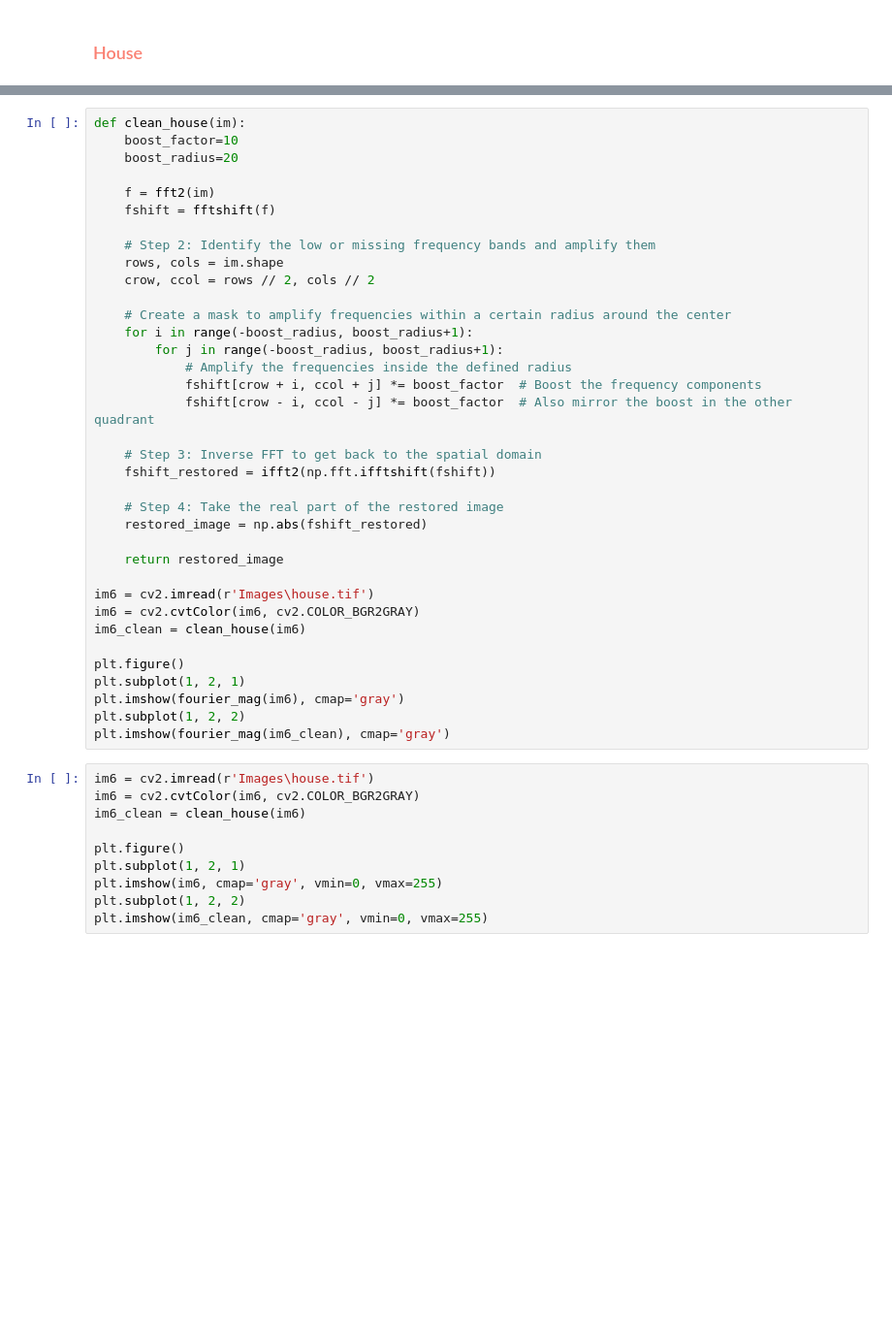
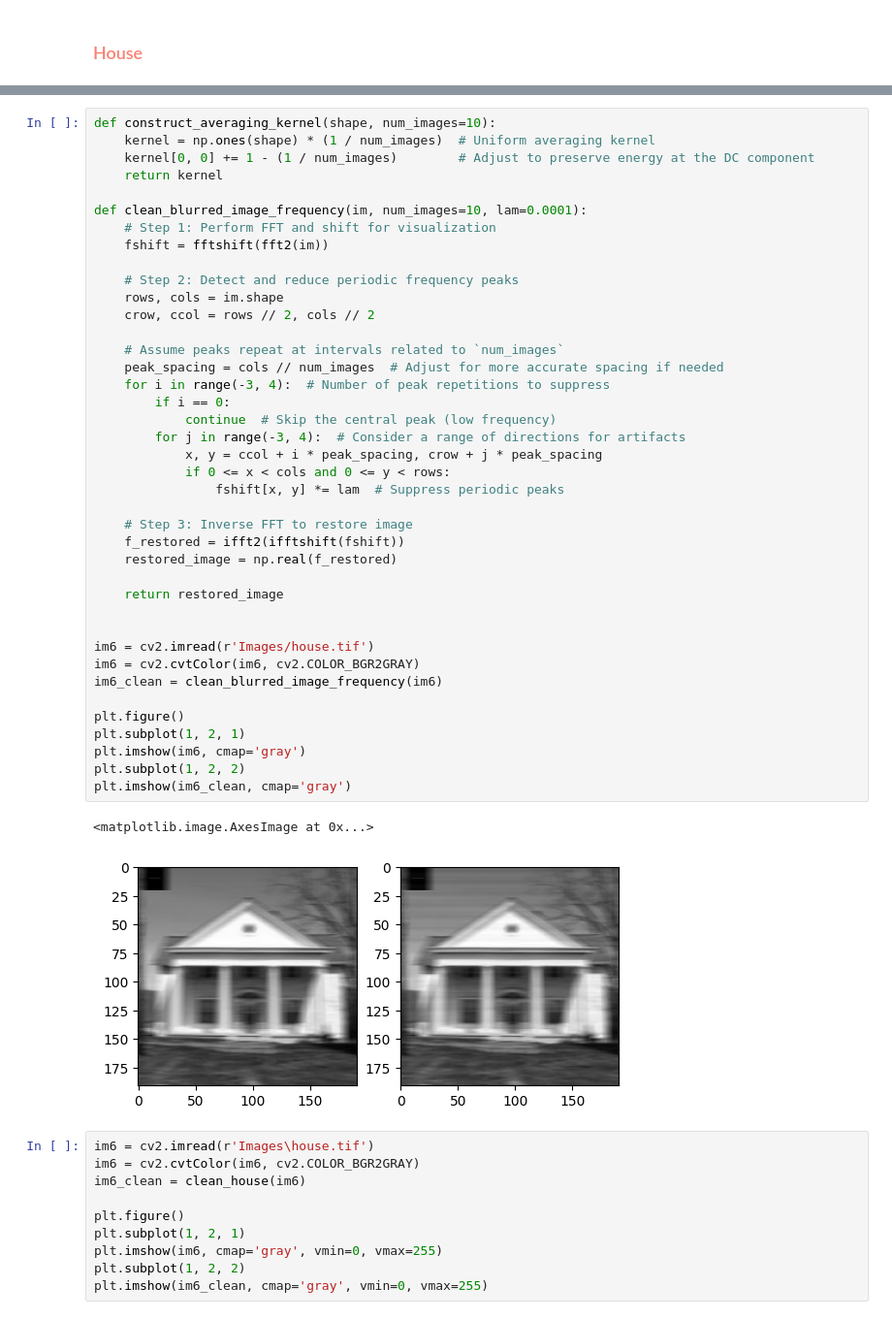
Before and after one commit to ordinary813/ordinaryLib, a Jupyter notebook: Image Processing/HW4/q3/sol.ipynb, the cells around one changed output, grey strips where cells are left out. Shown at 97% size. Drawn from its saved outputs; the diff is of its cells as text; blank space fills up the shorter version.

```diff
--- a/Image Processing/HW4/q3/sol.ipynb
+++ b/Image Processing/HW4/q3/sol.ipynb
@@ -191,39 +199,46 @@ plt.show()
-# %%
-def clean_house(im):
-    boost_factor=10
-    boost_radius=20
-
-    f = fft2(im)
-    fshift = fftshift(f)
-
-    # Step 2: Identify the low or missing frequency bands and amplify them
-    rows, cols = im.shape
-    crow, ccol = rows // 2, cols // 2
-
-    # Create a mask to amplify frequencies within a certain radius around the center
-    for i in range(-boost_radius, boost_radius+1):
-        for j in range(-boost_radius, boost_radius+1):
-            # Amplify the frequencies inside the defined radius
-            fshift[crow + i, ccol + j] *= boost_factor  # Boost the frequency components
-            fshift[crow - i, ccol - j] *= boost_factor  # Also mirror the boost in the other quadrant
-
-    # Step 3: Inverse FFT to get back to the spatial domain
-    fshift_restored = ifft2(np.fft.ifftshift(fshift))
-
-    # Step 4: Take the real part of the restored image
-    restored_image = np.abs(fshift_restored)
-
-    return restored_image
-
-im6 = cv2.imread(r'Images\house.tif')
-im6 = cv2.cvtColor(im6, cv2.COLOR_BGR2GRAY)
-im6_clean = clean_house(im6)
-
-plt.figure()
-plt.subplot(1, 2, 1)
-plt.imshow(fourier_mag(im6), cmap='gray')
-plt.subplot(1, 2, 2)
-plt.imshow(fourier_mag(im6_clean), cmap='gray')
+# %%
+def construct_averaging_kernel(shape, num_images=10):
+    kernel = np.ones(shape) * (1 / num_images)  # Uniform averaging kernel
+    kernel[0, 0] += 1 - (1 / num_images)        # Adjust to preserve energy at the DC component
+    return kernel
+
+def clean_blurred_image_frequency(im, num_images=10, lam=0.0001):
+    # Step 1: Perform FFT and shift for visualization
+    fshift = fftshift(fft2(im))
+
+    # Step 2: Detect and reduce periodic frequency peaks
+    rows, cols = im.shape
+    crow, ccol = rows // 2, cols // 2
+
+    # Assume peaks repeat at intervals related to `num_images`
+    peak_spacing = cols // num_images  # Adjust for more accurate spacing if needed
+    for i in range(-3, 4):  # Number of peak repetitions to suppress
+        if i == 0:
+            continue  # Skip the central peak (low frequency)
+        for j in range(-3, 4):  # Consider a range of directions for artifacts
+            x, y = ccol + i * peak_spacing, crow + j * peak_spacing
+            if 0 <= x < cols and 0 <= y < rows:
+                fshift[x, y] *= lam  # Suppress periodic peaks
+
+    # Step 3: Inverse FFT to restore image
+    f_restored = ifft2(ifftshift(fshift))
+    restored_image = np.real(f_restored)
+
+    return restored_image
+
+
+im6 = cv2.imread(r'Images/house.tif')
+im6 = cv2.cvtColor(im6, cv2.COLOR_BGR2GRAY)
+im6_clean = clean_blurred_image_frequency(im6)
+
+plt.figure()
+plt.subplot(1, 2, 1)
+plt.imshow(im6, cmap='gray')
+plt.subplot(1, 2, 2)
+plt.imshow(im6_clean, cmap='gray')
+# %% [output]
+<matplotlib.image.AxesImage at 0x...>
+[figure, added]
 # %%
 im6 = cv2.imread(r'Images\house.tif')
 im6 = cv2.cvtColor(im6, cv2.COLOR_BGR2GRAY)
```
Also changed, not shown: parts of 3 cells of this notebook, 5 other files.
